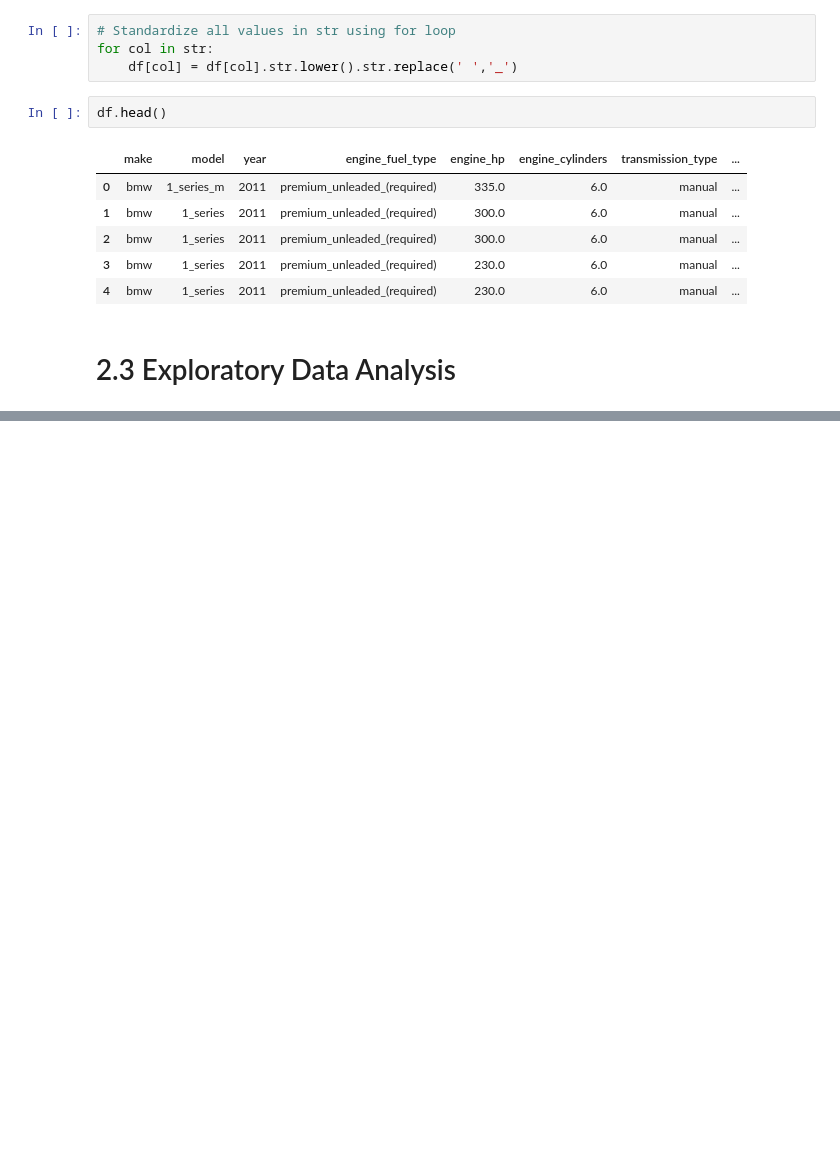
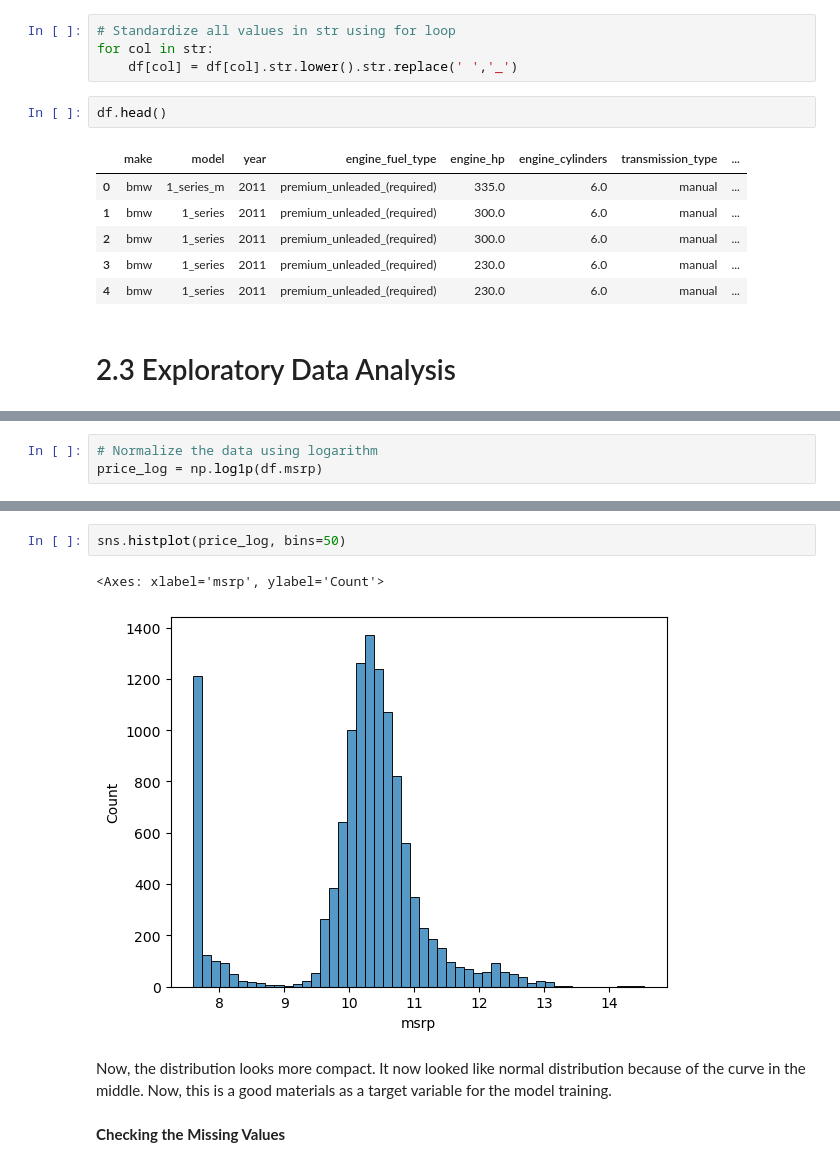
Before and after one commit to asynchronouscoffee/ml-zoomcamp-archive, a Jupyter notebook: 02-regression/regression.ipynb, the cells around one changed output, grey strips where cells are left out. Drawn from its saved outputs; the diff is of its cells as text; blank space fills up the shorter version.

```diff
--- a/02-regression/regression.ipynb
+++ b/02-regression/regression.ipynb
@@ -95,0 +157,3 @@ df.head()
+# %%
+# Normalize the data using logarithm
+price_log = np.log1p(df.msrp)
@@ -95,0 +175,9 @@ df.head()
+# %%
+sns.histplot(price_log, bins=50)
+# %% [output]
+<Axes: xlabel='msrp', ylabel='Count'>
+[figure, added]
+# %% [markdown]
+Now, the distribution looks more compact. It now looked like normal distribution because of the curve in the middle. Now, this is a good materials as a target variable for the model training.
+# %% [markdown]
+**Checking the Missing Values**
```
Also changed, not shown: parts of 10 cells of this notebook.
